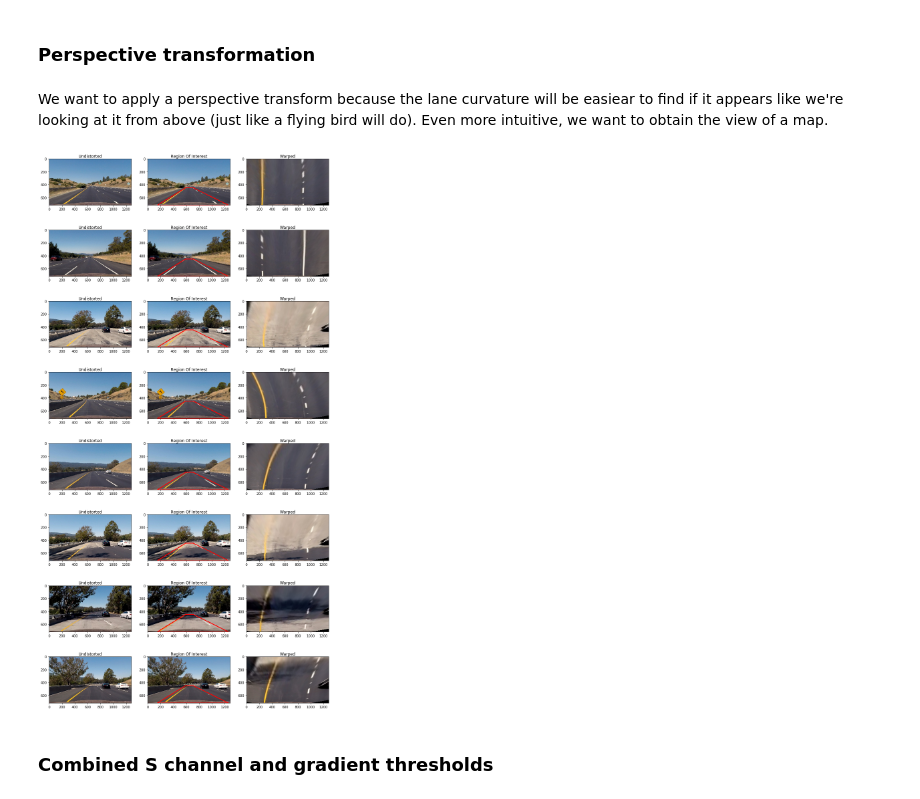
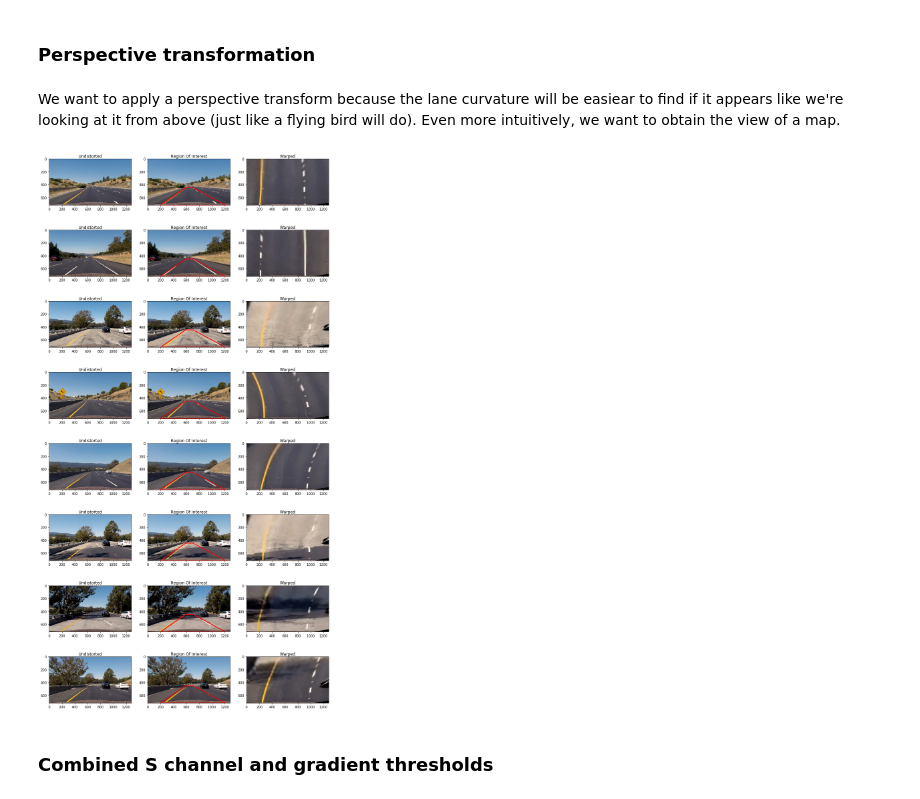
Before and after one commit to mirunavlc/CarND-Advanced-Lane-Lines, a Jupyter notebook: P2.ipynb, the cells around one changed output. Saved outputs shown, nothing was run; the diff lists cells and outputs as text; code cells hidden in the pictures.

```diff
--- a/P2.ipynb
+++ b/P2.ipynb
@@ -142,34 +142,34 @@ undistorted_test_images = apply_filter(test_images, cal_undistort_action)
 # %% [markdown]
 ### Perspective transformation
 # %% [markdown]
-We want to apply a perspective transform because the lane curvature will be easiear to find if it appears like we're looking at it from above (just like a flying bird will do). Even more intuitive, we want to obtain the view of a map.
+We want to apply a perspective transform because the lane curvature will be easiear to find if it appears like we're looking at it from above (just like a flying bird will do). Even more intuitively, we want to obtain the view of a map.
 # %%
-src=np.float32([[150,720],[590,450],[700,450],[1250,720]]) # Source Points for Image Warp
+src=np.float32([[200,720],[590,450],[700,450],[1200,720]]) # Source Points for Image Warp
 dst= np.float32([[200 ,720], [200  ,0], [980 ,0], [980 ,720]]) # Destination Points for Image Warp
 
 region_of_interest_action = lambda img: draw_region_of_interest(img, src)
 marked_images = apply_filter(undistorted_test_images, region_of_interest_action)
 
 unwarp_action = lambda img: corners_unwarp(img, src, dst)
 top_down_test_images = apply_filter(undistorted_test_images, unwarp_action)
 
 # Display the different set of images obtained by undistorting,
 # drawing the region of interest and changing the perspective
 f, axes= plt.subplots(8,3,figsize=(15,30))
 f.subplots_adjust(hspace=0.5)
 for i, img in enumerate(top_down_test_images):
     axes[i, 0].set_title("Undistorted")
     axes[i, 0].imshow(undistorted_test_images[i])
 
     axes[i, 1].set_title("Region Of Interest")
     axes[i, 1].imshow(marked_images[i])
 
     axes[i, 2].set_title("Warped")
     axes[i, 2].imshow(top_down_test_images[i])
 
 plt.show()
 # %% [output]
-[figure, old version]
+[figure, new version]
 # %% [markdown]
 ### Combined S channel and gradient thresholds
 # %% [markdown]
```
Also changed, not shown: parts of 15 cells of this notebook.
